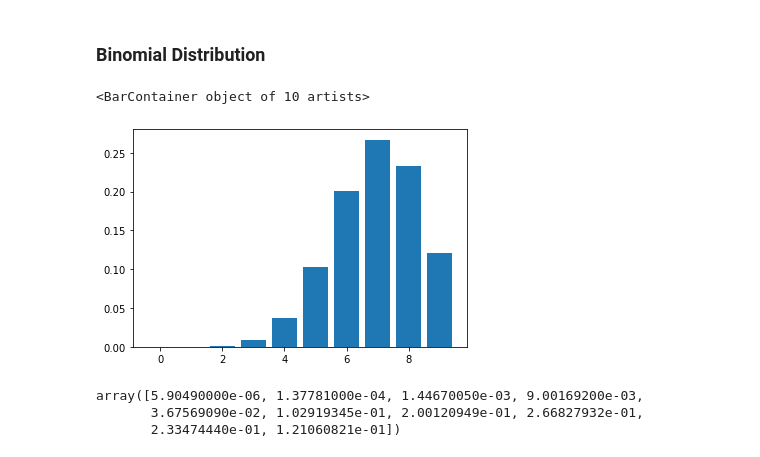
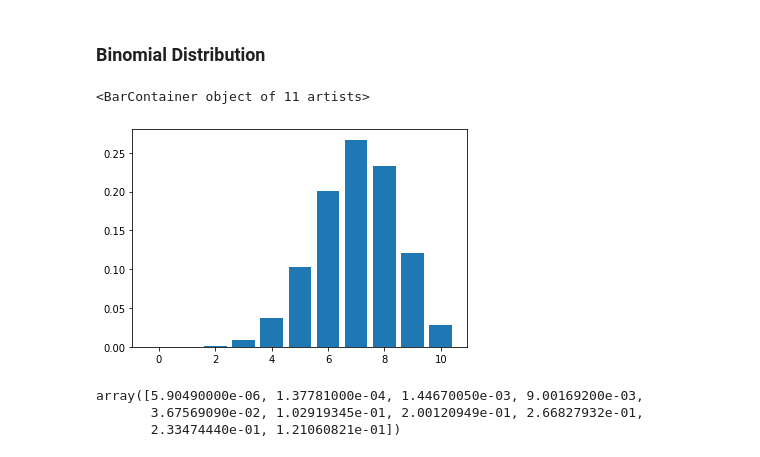
Before and after one commit to PacktPublishing/Practical-Data-Science-with-Python, a Jupyter notebook: Chapter8/Chapter_8_code.ipynb, the cells around one changed output. Saved outputs shown, nothing was run; the diff lists cells and outputs as text; code cells hidden in the pictures.

```diff
--- a/Chapter8/Chapter_8_code.ipynb
+++ b/Chapter8/Chapter_8_code.ipynb
@@ -135,10 +135,10 @@ norm(loc=10).rvs()
 ### Binomial Distribution
 # %%
 binom_dist = scipy.stats.binom(p=0.7, n=10)
-plt.bar(range(10), binom_dist.pmf(k=range(10)))
+plt.bar(range(11), binom_dist.pmf(k=range(11)))
 # %% [output]
-<BarContainer object of 10 artists>
+<BarContainer object of 11 artists>
-[figure, old version]
+[figure, new version]
 # %%
 binom_dist.pmf(k=range(10))
 # %% [output]
```
Also changed, not shown: parts of 7 cells of this notebook.
